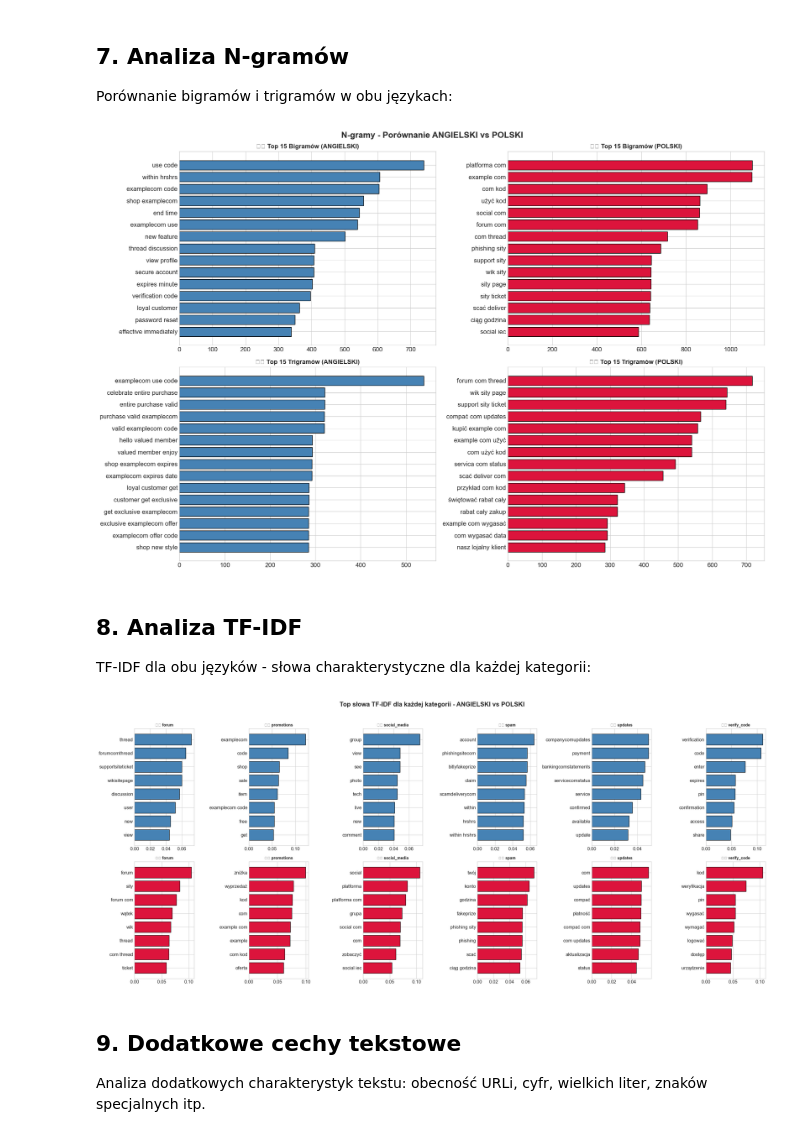
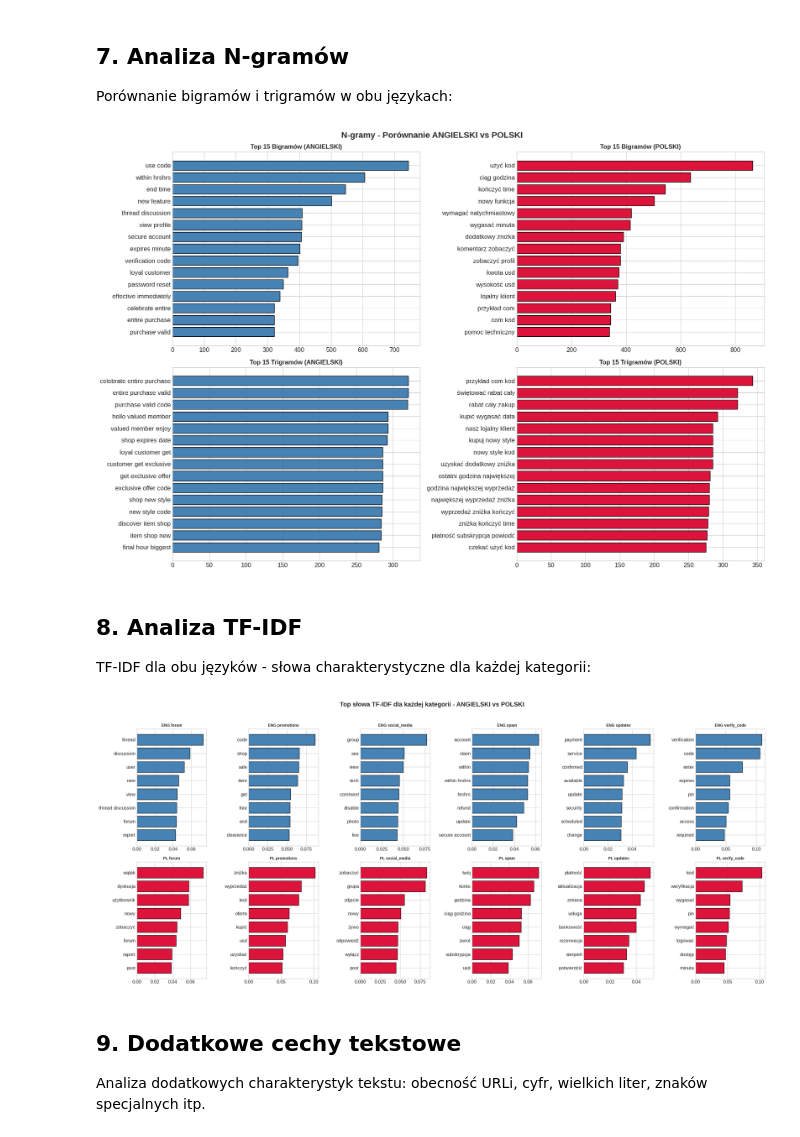
Before and after one commit to zysio/exploratory-text-data-analysis, a Jupyter notebook: project.ipynb, the cells around one changed output. Drawn from its saved outputs; the diff is of its cells as text; code cells hidden in the pictures.

```diff
--- a/project.ipynb
+++ b/project.ipynb
@@ -226,3 +239,9 @@ Zbiór przetłumaczony: 13477 emaili
+# %%
+CSV_FILE = 'emails_polish.csv'
+df_pl = pd.read_csv(CSV_FILE)
+
+import spacy
+nlp_pl = spacy.load('pl_core_news_sm')
 # %%
 # Podgląd tłumaczeń
 print("="*70)
@@ -529,7 +582,7 @@ for idx, cat in enumerate(sorted(categories)):
     if top_words_en:
         w, c = zip(*top_words_en)
         axes[0, idx].barh(w[::-1], c[::-1], color='steelblue', edgecolor='black')
-        axes[0, idx].set_title(f'🇬🇧 {cat.upper()}', fontsize=11, fontweight='bold')
+        axes[0, idx].set_title(f'ENG {cat.upper()}', fontsize=11, fontweight='bold')
 
     # Polski (dolny rząd)
     cat_texts_pl = df_pl[df_pl['category'] == cat]['text_clean']
@@ -537,7 +590,7 @@ for idx, cat in enumerate(sorted(categories)):
     if top_words_pl:
         w, c = zip(*top_words_pl)
         axes[1, idx].barh(w[::-1], c[::-1], color='crimson', edgecolor='black')
-        axes[1, idx].set_title(f'🇵🇱 {cat.upper()}', fontsize=11, fontweight='bold')
+        axes[1, idx].set_title(f'PL {cat.upper()}', fontsize=11, fontweight='bold')
 
 plt.suptitle('Top 10 słów w każdej kategorii - ANGIELSKI vs POLSKI', fontsize=16, fontweight='bold', y=1.02)
 plt.tight_layout()
@@ -619,38 +672,38 @@ def get_ngrams(texts, n=2, top=15):
 fig, axes = plt.subplots(2, 2, figsize=(18, 12))
 
 # Bigramy EN
 bigrams_en = get_ngrams(df['text_clean'], 2, 15)
 if bigrams_en:
     labels, counts = zip(*[(f'{a} {b}', c) for (a,b), c in bigrams_en])
     axes[0, 0].barh(labels[::-1], counts[::-1], color='steelblue', edgecolor='black')
-    axes[0, 0].set_title('🇬🇧 Top 15 Bigramów (ANGIELSKI)', fontsize=12, fontweight='bold')
+    axes[0, 0].set_title('Top 15 Bigramów (ANGIELSKI)', fontsize=12, fontweight='bold')
 
 # Bigramy PL
 bigrams_pl = get_ngrams(df_pl['text_clean'], 2, 15)
 if bigrams_pl:
     labels, counts = zip(*[(f'{a} {b}', c) for (a,b), c in bigrams_pl])
     axes[0, 1].barh(labels[::-1], counts[::-1], color='crimson', edgecolor='black')
-    axes[0, 1].set_title('🇵🇱 Top 15 Bigramów (POLSKI)', fontsize=12, fontweight='bold')
+    axes[0, 1].set_title('Top 15 Bigramów (POLSKI)', fontsize=12, fontweight='bold')
 
 # Trigramy EN
 trigrams_en = get_ngrams(df['text_clean'], 3, 15)
 if trigrams_en:
     labels, counts = zip(*[(f'{a} {b} {c}', cnt) for (a,b,c), cnt in trigrams_en])
     axes[1, 0].barh(labels[::-1], counts[::-1], color='steelblue', edgecolor='black')
-    axes[1, 0].set_title('🇬🇧 Top 15 Trigramów (ANGIELSKI)', fontsize=12, fontweight='bold')
+    axes[1, 0].set_title('Top 15 Trigramów (ANGIELSKI)', fontsize=12, fontweight='bold')
 
 # Trigramy PL
 trigrams_pl = get_ngrams(df_pl['text_clean'], 3, 15)
 if trigrams_pl:
     labels, counts = zip(*[(f'{a} {b} {c}', cnt) for (a,b,c), cnt in trigrams_pl])
     axes[1, 1].barh(labels[::-1], counts[::-1], color='crimson', edgecolor='black')
-    axes[1, 1].set_title('🇵🇱 Top 15 Trigramów (POLSKI)', fontsize=12, fontweight='bold')
+    axes[1, 1].set_title('Top 15 Trigramów (POLSKI)', fontsize=12, fontweight='bold')
 
 plt.suptitle('N-gramy - Porównanie ANGIELSKI vs POLSKI', fontsize=16, fontweight='bold')
 plt.tight_layout()
 plt.show()
 # %% [output]
-[figure, old version]
+[figure, new version]
 # %% [markdown]
 ## 8. Analiza TF-IDF
 
@@ -658,25 +727,17 @@ TF-IDF dla obu języków - słowa charakterystyczne dla każdej kategorii:
 # %%
-from sklearn.feature_extraction.text import TfidfVectorizer
-
-# Reset indeksów
-df_reset = df.reset_index(drop=True)
-df_pl_reset = df_pl.reset_index(drop=True)
-
-# TF-IDF dla angielskiego
-tfidf_en = TfidfVectorizer(max_features=1000, ngram_range=(1, 2))
-tfidf_matrix_en = tfidf_en.fit_transform(df_reset['text_clean'].fillna(''))
-feature_names_en = np.array(tfidf_en.get_feature_names_out())
-
-# TF-IDF dla polskiego
-tfidf_pl = TfidfVectorizer(max_features=1000, ngram_range=(1, 2))
-tfidf_matrix_pl = tfidf_pl.fit_transform(df_pl_reset['text_clean'].fillna(''))
-feature_names_pl = np.array(tfidf_pl.get_feature_names_out())
-
 def get_top_tfidf_words(category, tfidf_matrix, feature_names, df_data, n=10):
     """Zwraca top n słów z najwyższym średnim TF-IDF dla kategorii"""
-    cat_mask = df_data['category'] == category
+    # DODAJEMY .values na końcu, aby uzyskać tablicę NumPy zamiast Series
+    cat_mask = (df_data['category'] == category).values
+
+    # Sprawdzenie, czy kategoria w ogóle istnieje w danych (aby uniknąć błędu przy pustej masce)
+    if not cat_mask.any():
+        return []
+
+    # Filtrowanie macierzy rzadkiej
     cat_tfidf = tfidf_matrix[cat_mask].mean(axis=0).A1
     top_indices = cat_tfidf.argsort()[-n:][::-1]
+
     return [(feature_names[i], cat_tfidf[i]) for i in top_indices]
 
 # Wizualizacja TF-IDF EN vs PL
@@ -688,20 +749,20 @@ for idx, cat in enumerate(sorted(categories)):
     if top_en:
         words, scores = zip(*top_en)
         axes[0, idx].barh(words[::-1], scores[::-1], color='steelblue', edgecolor='black')
-        axes[0, idx].set_title(f'🇬🇧 {cat}', fontsize=10, fontweight='bold')
+        axes[0, idx].set_title(f'ENG {cat}', fontsize=10, fontweight='bold')
 
     # PL (dolny rząd)
     top_pl = get_top_tfidf_words(cat, tfidf_matrix_pl, feature_names_pl, df_pl_reset, 8)
     if top_pl:
         words, scores = zip(*top_pl)
         axes[1, idx].barh(words[::-1], scores[::-1], color='crimson', edgecolor='black')
-        axes[1, idx].set_title(f'🇵🇱 {cat}', fontsize=10, fontweight='bold')
+        axes[1, idx].set_title(f'PL {cat}', fontsize=10, fontweight='bold')
 
 plt.suptitle('Top słowa TF-IDF dla każdej kategorii - ANGIELSKI vs POLSKI', fontsize=16, fontweight='bold', y=1.02)
 plt.tight_layout()
 plt.show()
 # %% [output]
-[figure, old version]
+[figure, new version]
 # %% [markdown]
 ## 9. Dodatkowe cechy tekstowe
 
```
Also changed, not shown: parts of 33 cells of this notebook.
